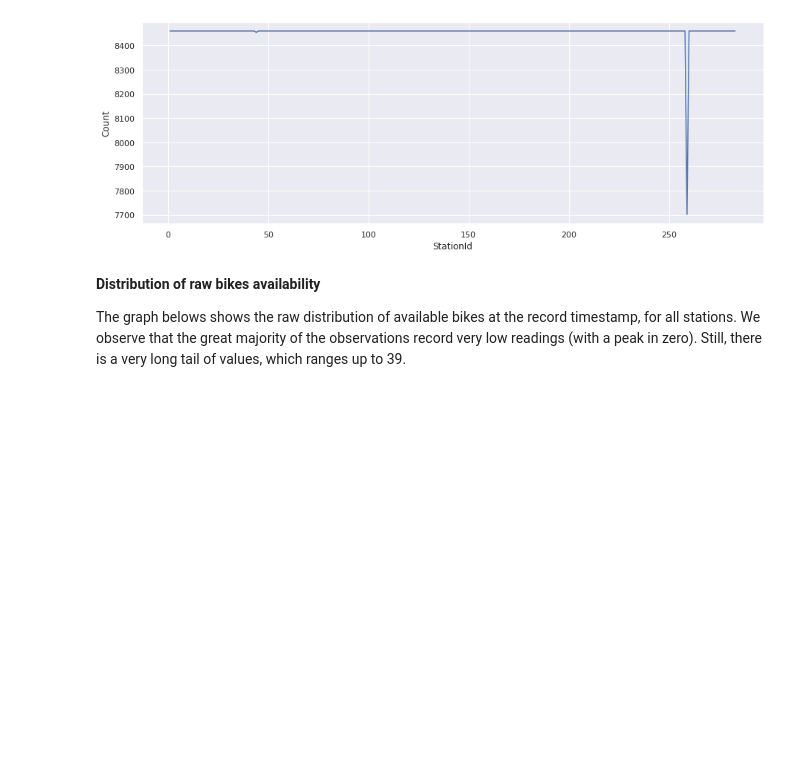
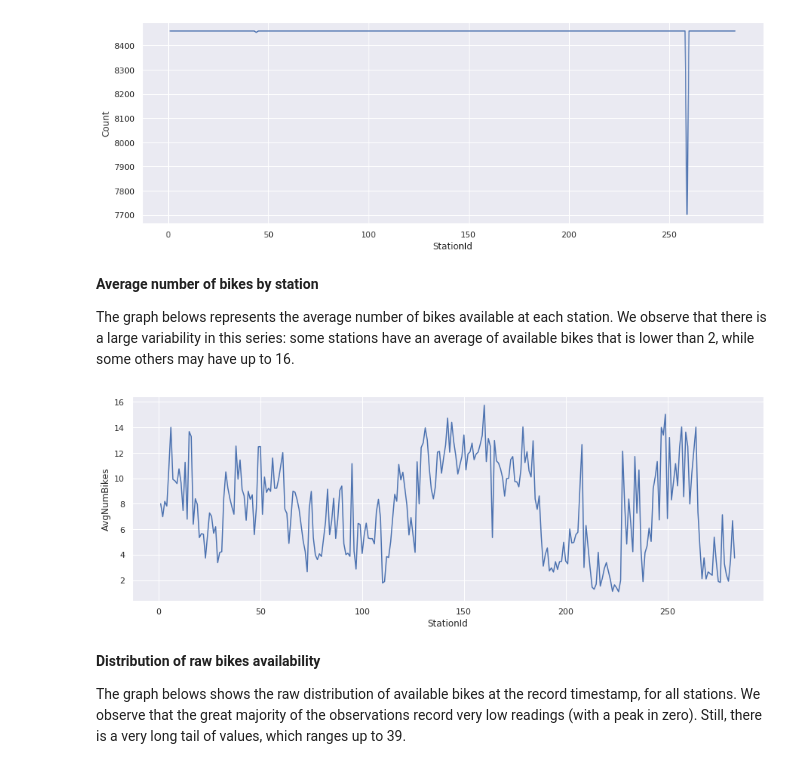
Before and after one commit to mattecora/BikeSharingAvailabilityPredictor, a Jupyter notebook: 01_data_exploration.ipynb, the cells around one changed output. Cells and saved outputs as stored; diff of their text form; code cells hidden in the pictures; blank space fills up the shorter version.

```diff
--- a/01_data_exploration.ipynb
+++ b/01_data_exploration.ipynb
@@ -131,6 +131,17 @@ fig, ax = plt.subplots(figsize=(15, 5))
 sns.lineplot(data=countById, x="StationId", y="Count", ax=ax);
 # %% [output]
 [figure]
+# %% [markdown]
+**Average number of bikes by station**
+
+The graph belows represents the average number of bikes available at each station. We observe that there is a large variability in this series: some stations have an average of available bikes that is lower than 2, while some others may have up to 16.
+# %%
+avgById = joinedTrainData.groupBy("StationId").agg(F.avg("NumBikes").alias("AvgNumBikes")).toPandas()
+# %%
+fig, ax = plt.subplots(figsize=(15, 5))
+sns.lineplot(data=avgById, x="StationId", y="AvgNumBikes", ax=ax);
+# %% [output]
+[figure, added]
 # %% [markdown]
 **Distribution of raw bikes availability**
 
```
Also changed, not shown: parts of 4 cells of this notebook.
